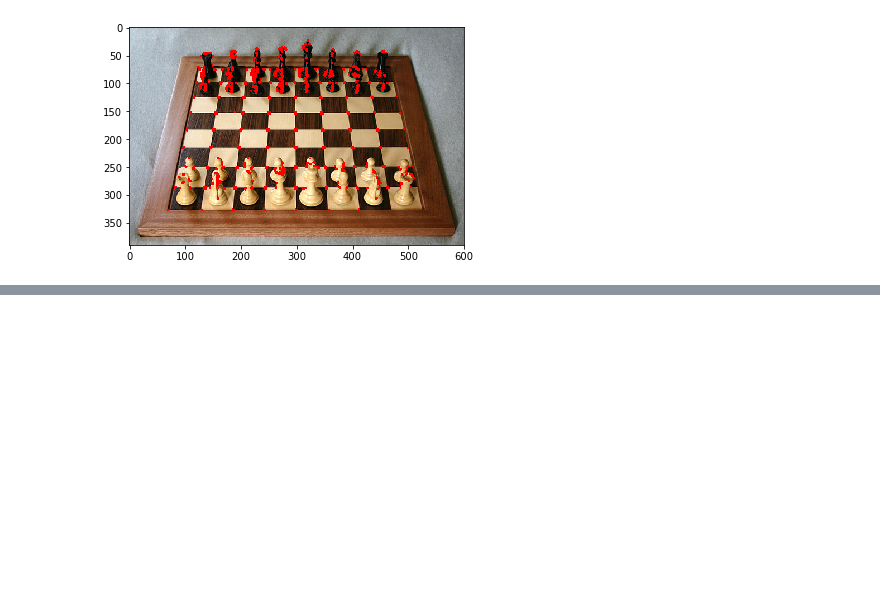
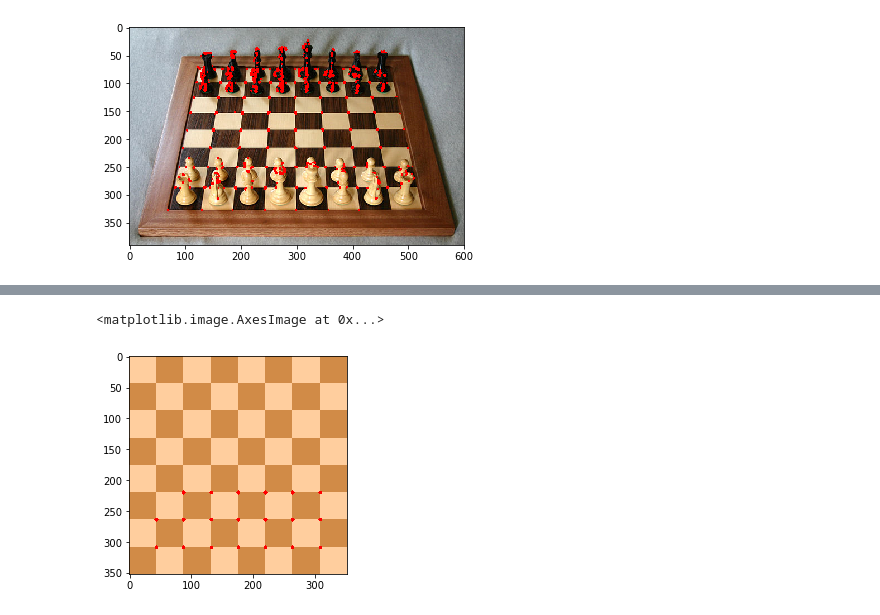
Before and after one commit to ujjwaltyagi2000/computer-vision-basics, a Jupyter notebook: object-detection/corner-detection.ipynb, the cells around one changed output, grey strips where cells are left out. Saved outputs shown, nothing was run; the diff lists cells and outputs as text; code cells hidden in the pictures; blank space fills up the shorter version.

```diff
--- a/object-detection/corner-detection.ipynb
+++ b/object-detection/corner-detection.ipynb
@@ -120,0 +139,12 @@ plt.imshow(real_chess)
+# %%
+#Reloading all images again
+
+flat_chess = cv2.imread('../DATA/flat_chessboard.png')
+flat_chess = cv2.cvtColor(flat_chess, cv2.COLOR_BGR2RGB)
+
+gray_flat_chess = cv2.cvtColor(flat_chess, cv2.COLOR_BGR2GRAY)
+
+real_chess = cv2.imread('../DATA/real_chessboard.jpg')
+real_chess = cv2.cvtColor(real_chess, cv2.COLOR_BGR2RGB)
+
+gray_real_chess = cv2.cvtColor(real_chess, cv2.COLOR_BGR2GRAY)
@@ -120,0 +201,5 @@ plt.imshow(real_chess)
+# %%
+plt.imshow(flat_chess)
+# %% [output]
+<matplotlib.image.AxesImage at 0x...>
+[figure, added]
```
Also changed, not shown: parts of 11 cells of this notebook.
